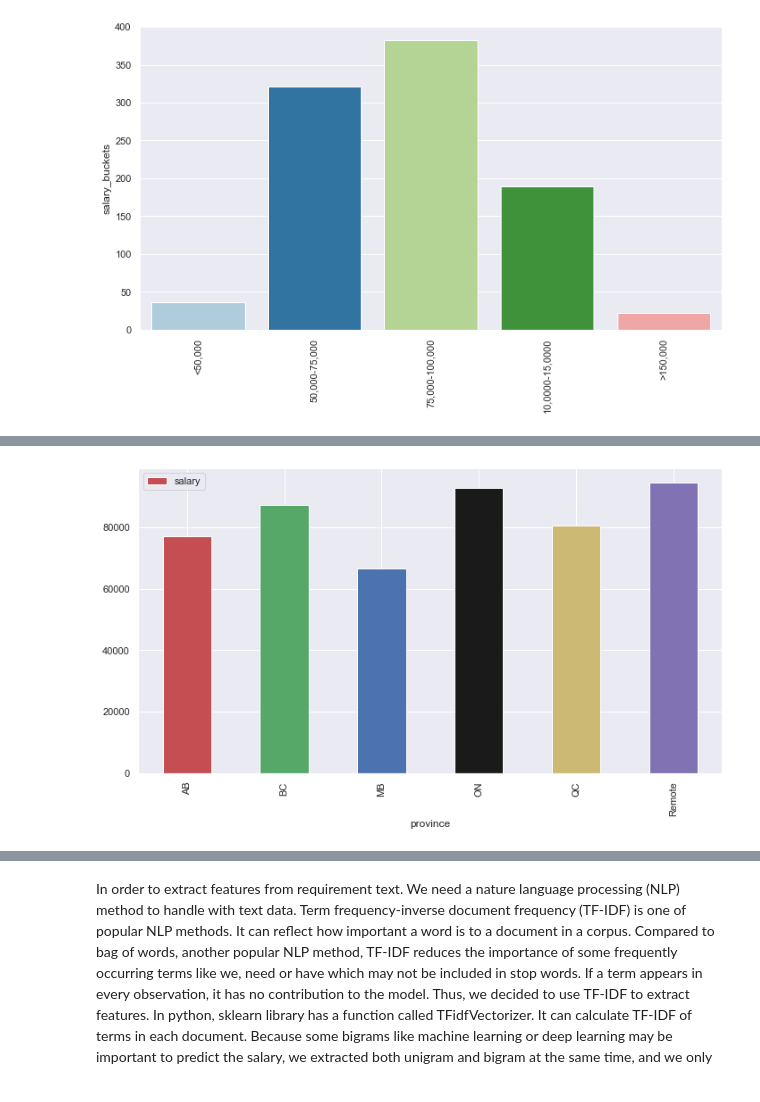
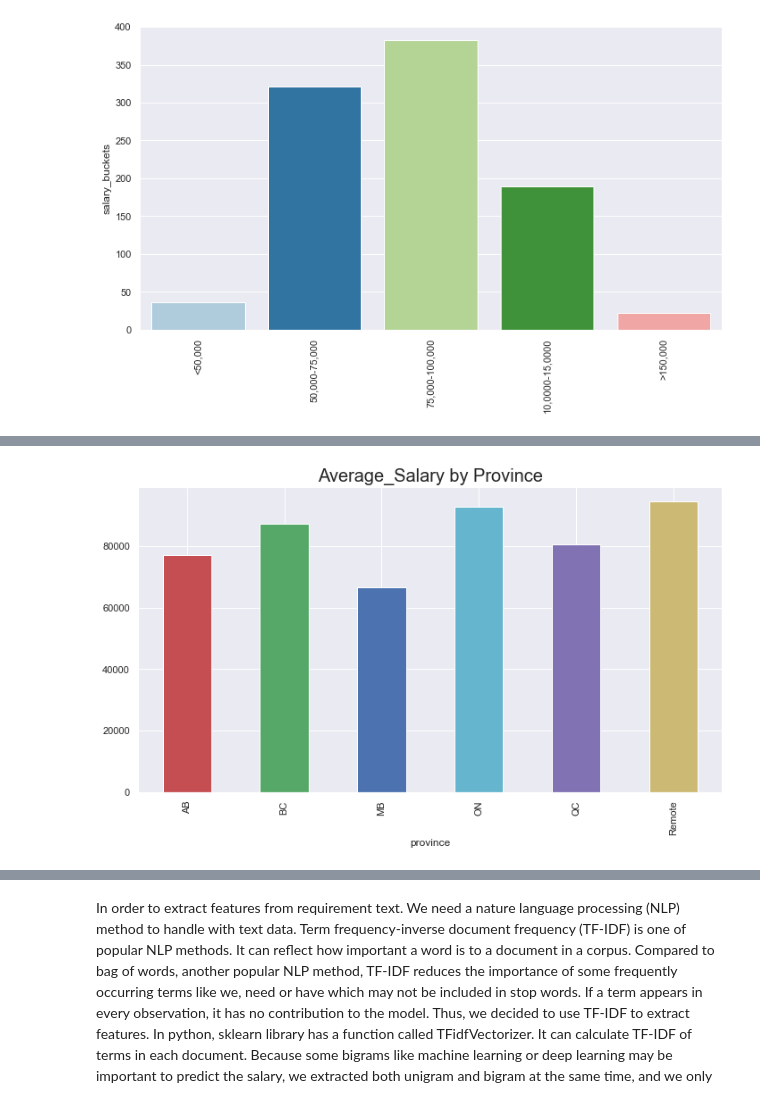
Before and after one commit to Hsieh-Cheng-Han/STA2453_Project1, a Jupyter notebook: report_notebook.ipynb, the cells around one changed output, grey strips where cells are left out. Saved outputs shown, nothing was run; the diff lists cells and outputs as text; code cells hidden in the pictures.

```diff
--- a/report_notebook.ipynb
+++ b/report_notebook.ipynb
@@ -51,6 +63,6 @@ the salary is based on per year. We can see most salary is in 50K to 100K, which
 # %%
 salary = job_salary_cleaned.salary.tolist()
-sns.set(rc={'figure.figsize':(11.7,6.27)})
+plt.figure(figsize=(10,6))
 plt.hist(salary,density=True, bins=50,rwidth=0.7)
 plt.ylabel('Probability')
 plt.xlabel('Data')
@@ -99,12 +111,11 @@ data = clean_location(data)
 # %%
-#prob = data['province'].value_counts()
-#prob.plot(kind='bar')
-#plt.show()
-my_colors = 'rgbkymc'
+data = job_salary_cleaned
+data = clean_location(data)
+my_colors = 'rgbcmyk'
 mean_salary = data.groupby(['province']).mean()
-sns.set(rc={'figure.figsize':(11.7,6.27)})
-mean_salary.plot(kind='bar',color=my_colors)
+mean_salary.plot(kind='bar',color=my_colors,legend=False)
+plt.title("Average_Salary by Province", fontsize =20)
 plt.show()
 # %% [output]
-[figure, old version]
+[figure, new version]
 # %%
```
Also changed, not shown: parts of 37 cells of this notebook.
